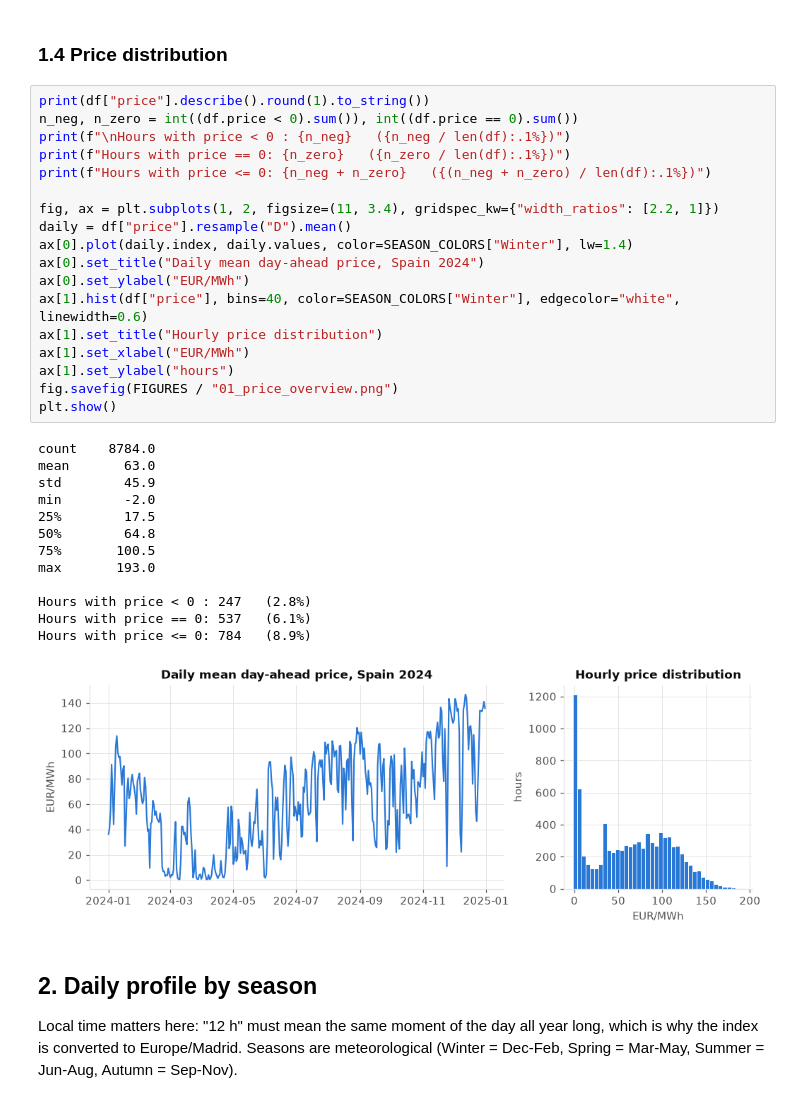
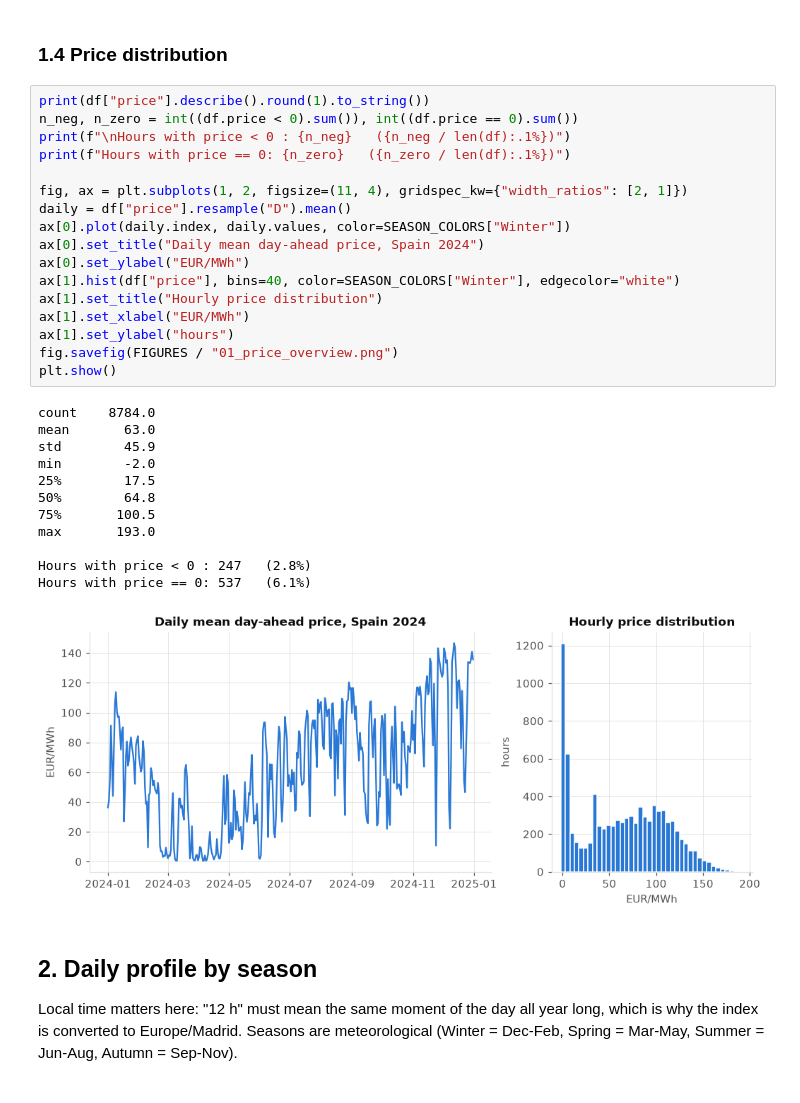
Before and after one commit to BendiBendo/eu-power-prices, a Jupyter notebook: notebooks/01_exploration.ipynb, the cells around one changed output. Saved outputs shown, nothing was run; the diff lists cells and outputs as text.

```diff
--- a/notebooks/01_exploration.ipynb
+++ b/notebooks/01_exploration.ipynb
@@ -223,35 +223,33 @@ load forecast mean abs % error: 1.71
 # %%
 print(df["price"].describe().round(1).to_string())
 n_neg, n_zero = int((df.price < 0).sum()), int((df.price == 0).sum())
 print(f"\nHours with price < 0 : {n_neg}   ({n_neg / len(df):.1%})")
 print(f"Hours with price == 0: {n_zero}   ({n_zero / len(df):.1%})")
-print(f"Hours with price <= 0: {n_neg + n_zero}   ({(n_neg + n_zero) / len(df):.1%})")
 
-fig, ax = plt.subplots(1, 2, figsize=(11, 3.4), gridspec_kw={"width_ratios": [2.2, 1]})
+fig, ax = plt.subplots(1, 2, figsize=(11, 4), gridspec_kw={"width_ratios": [2, 1]})
 daily = df["price"].resample("D").mean()
-ax[0].plot(daily.index, daily.values, color=SEASON_COLORS["Winter"], lw=1.4)
+ax[0].plot(daily.index, daily.values, color=SEASON_COLORS["Winter"])
 ax[0].set_title("Daily mean day-ahead price, Spain 2024")
 ax[0].set_ylabel("EUR/MWh")
-ax[1].hist(df["price"], bins=40, color=SEASON_COLORS["Winter"], edgecolor="white", linewidth=0.6)
+ax[1].hist(df["price"], bins=40, color=SEASON_COLORS["Winter"], edgecolor="white")
 ax[1].set_title("Hourly price distribution")
 ax[1].set_xlabel("EUR/MWh")
 ax[1].set_ylabel("hours")
 fig.savefig(FIGURES / "01_price_overview.png")
 plt.show()
 # %% [output]
 count    8784.0
 mean       63.0
 std        45.9
 min        -2.0
 25%        17.5
 50%        64.8
 75%       100.5
 max       193.0
 
 Hours with price < 0 : 247   (2.8%)
 Hours with price == 0: 537   (6.1%)
-Hours with price <= 0: 784   (8.9%)
-[figure, old version]
+[figure, new version]
 # %% [markdown]
 ## 2. Daily profile by season
 
```
Also changed, not shown: parts of 6 cells of this notebook, 12 other files.
